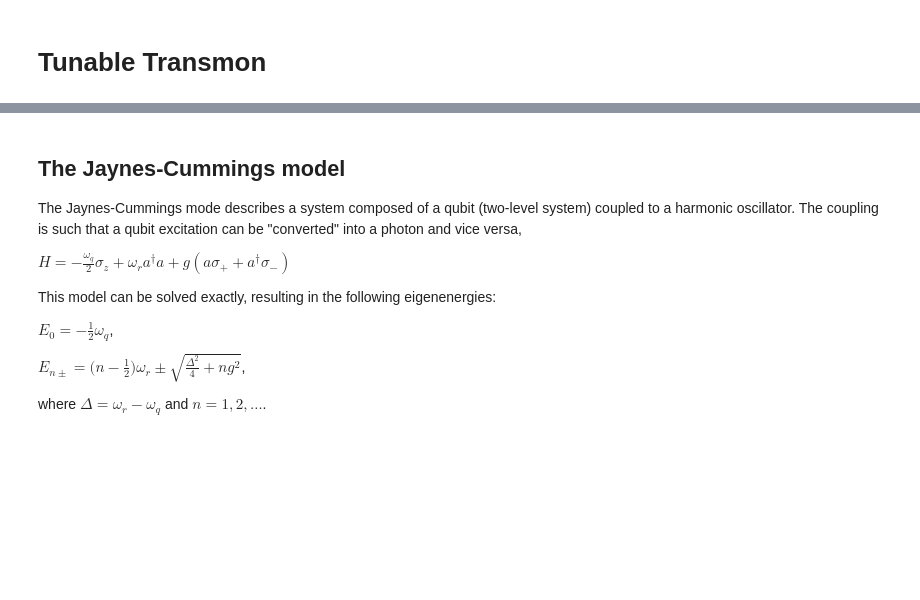
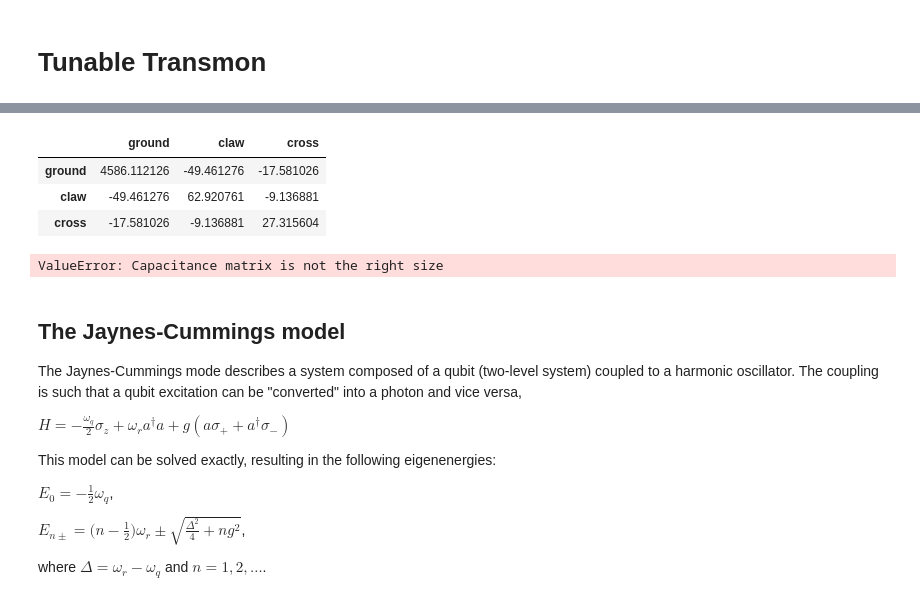
Before and after one commit to AwkwaBear/tutorials_quantum_device_design, a Jupyter notebook: transmon_resonator.ipynb, the cells around one changed output, grey strips where cells are left out. Saved outputs shown, nothing was run; the diff lists cells and outputs as text; code cells hidden in the pictures; blank space fills up the shorter version.

```diff
--- a/transmon_resonator.ipynb
+++ b/transmon_resonator.ipynb
@@ -290,0 +387,15 @@ tune_tmon.plot_evals_vs_paramvals('flux', flux_list, subtract_ground=True);
+# %%
+from SQDMetal.PALACE.Capacitance_Simulation import PALACE_Capacitance_Simulation
+
+user_defined_options = {
+                "mesh_refinement": 0,                             #refines mesh in PALACE - essetially divides every mesh element in half
+                "dielectric_material": "silicon",                  #choose dielectric material - 'silicon' or 'sapphire'
+                "solver_order": 1,                                 #increasing solver order increases accuracy of simulation, but significantly increases sim time
+                "solver_tol": 1.0e-8,                              #error residual tolerance for iterative solver
+                "solver_maxits": 500,                              #number of solver iterations
+                "mesh_max": 120e-6,                                #maxiumum element size for the mesh in mm
+                "mesh_sampling": 150,                              #number of points to mesh along a geometry
+                "fillet_resolution":12,                            #number of vertices per quarter turn on a filleted path
+                "num_cpus": 10,                                      #number of CPU cores to use for simulation
+                "palace_dir":"/Users/mcansarihan/qubit_design/palace/build/bin/palace"
+                }
@@ -290,0 +411,14 @@ tune_tmon.plot_evals_vs_paramvals('flux', flux_list, subtract_ground=True);
+# %%
+#Creat the Palace Eigenmode simulation
+cap_sim = PALACE_Capacitance_Simulation(name = 'transmon_cross_cap_sim',                                 #name of simulation
+                                        metal_design = design,                                      #feed in qiskit metal design
+                                        sim_parent_directory = "sims/",            #choose directory where mesh file, config file and HPC batch file will be saved
+                                        mode = 'simPC',                                             #choose simulation mode 'HPC' or 'simPC'
+                                        meshing = 'GMSH',                                           #choose meshing 'GMSH' or 'COMSOL'
+                                        user_options = user_defined_options,                        #provide options chosen above
+                                        view_design_gmsh_gui = False,                               #view design in GMSH gui
+                                        create_files = True,
+                                        )                                        #create mesh, config and HPC batch files
+
+cap_sim.add_metallic(1, threshold=1e-10, fuse_threshold=1e-10)
+cap_sim.add_ground_plane(threshold=1e-10)
@@ -290,0 +440,2 @@ tune_tmon.plot_evals_vs_paramvals('flux', flux_list, subtract_ground=True);
+# %%
+cap_matrix = cap_sim.run()
@@ -290,0 +460,15 @@ tune_tmon.plot_evals_vs_paramvals('flux', flux_list, subtract_ground=True);
+# %%
+cdf = pd.DataFrame(cap_matrix*1e15)
+
+# get rid of the first column
+cdf = cdf.iloc[:, 1:]
+
+# assigning the columns and indices based on our geometry
+cdf.columns = ["ground", "claw", "cross"]
+cdf.index = ["ground", "claw", "cross"]
+cdf
+# %% [output]
+|  | ground | claw | cross |
+| ground | 4586.112126 | -49.461276 | -17.581026 |
+| claw | -49.461276 | 62.920761 | -9.136881 |
+| cross | -17.581026 | -9.136881 | 27.315604 |
@@ -291,3 +479,12 @@ tune_tmon.plot_evals_vs_paramvals('flux', flux_list, subtract_ground=True);
+# %%
+c1.setup.junctions = Dict({'Lj': 12.31, 'Cj': 2})
+c1.setup.freq_readout = 7.0
+# c1.setup.freq_bus = [6.0, 6.2]
+c1.sim.capacitance_all_passes = {"0" : cdf}
+
+c1.run_lom()
+# %% [output]
+ValueError: Capacitance matrix is not the right size
 # %% [markdown]
 ## The Jaynes-Cummings model
 
```
Also changed, not shown: parts of 72 cells of this notebook.
